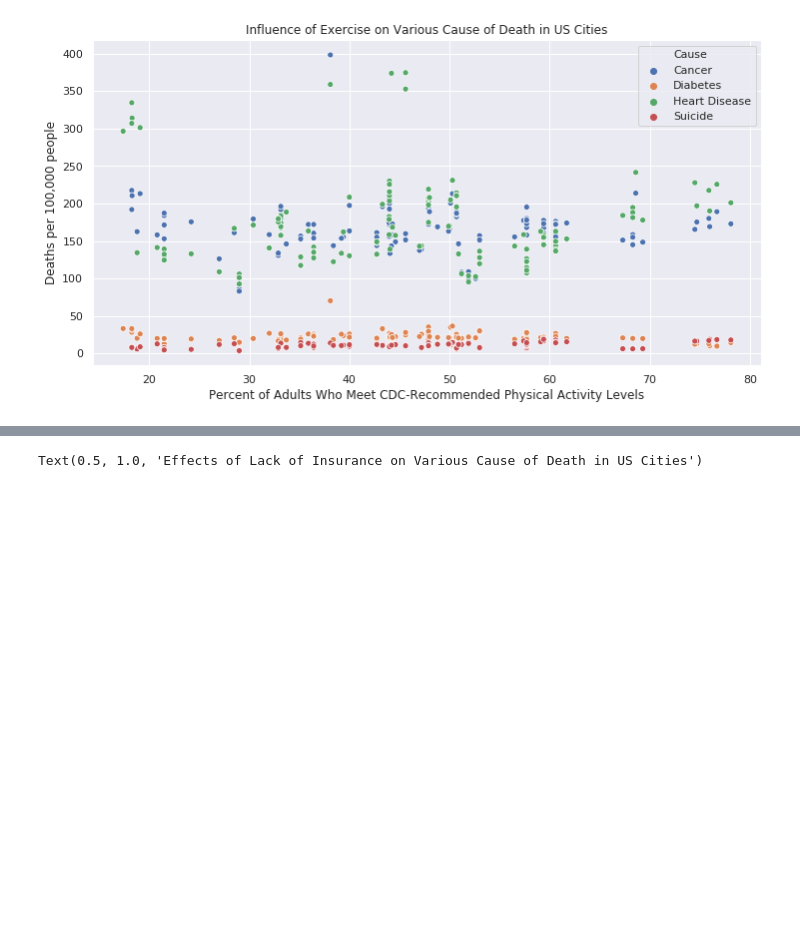
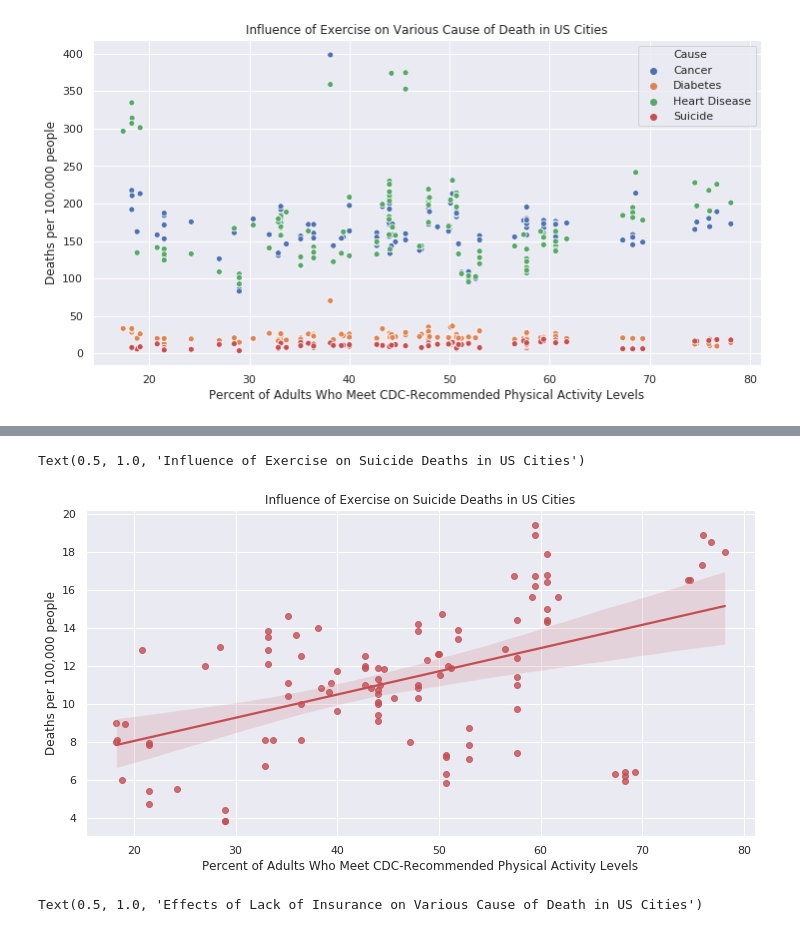
Before and after one commit to manic2man/Lambda-DSpt5-Unit-Projects, a Jupyter notebook: Exercise_vs_Insurance.ipynb, the cells around one changed output, grey strips where cells are left out. Saved outputs shown, nothing was run; the diff lists cells and outputs as text; code cells hidden in the pictures; blank space fills up the shorter version.

```diff
--- a/Exercise_vs_Insurance.ipynb
+++ b/Exercise_vs_Insurance.ipynb
@@ -260,3 +265,13 @@ Text(0.5, 1.0, 'Influence of Exercise on Diabetes and Suicide Deaths in US Citie
+# %%
+fig, ax = pyplot.subplots(figsize=(12,6))
+ax = sns.regplot(x="Percent of Adults Who Meet CDC-Recommended Physical Activity Levels",
+                 y="Deaths per 100,000 people",
+                 data=df_exercise[(df_exercise['Cause'] == 'Suicide')],
+                 color='#C44E52')
+ax.set_title("Influence of Exercise on Suicide Deaths in US Cities")
+# %% [output]
+Text(0.5, 1.0, 'Influence of Exercise on Suicide Deaths in US Cities')
+[figure, added]
 # %%
 fig, ax = pyplot.subplots(figsize=(12,6))
 ax = sns.scatterplot(x="Percent of Population Uninsured",
```
Also changed, not shown: parts of 9 cells of this notebook.
